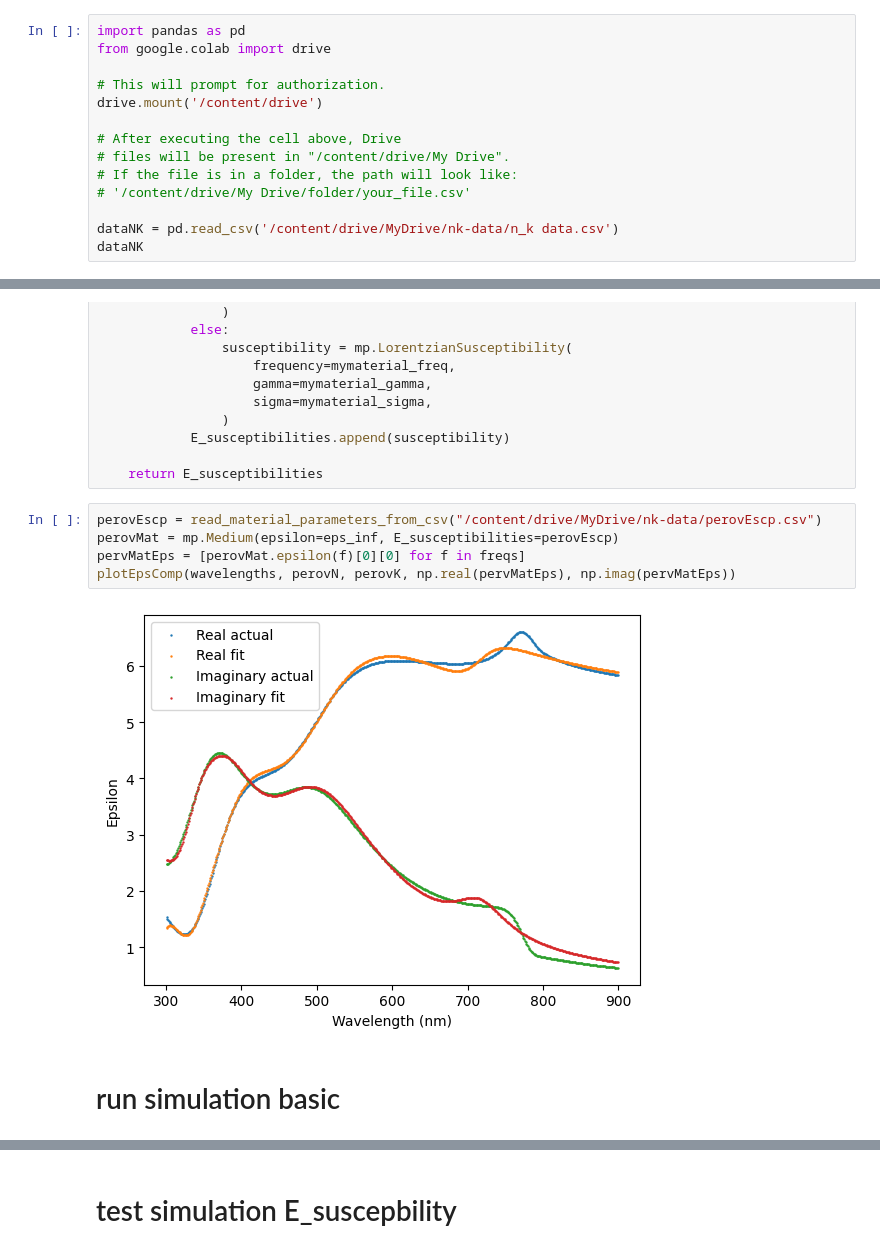
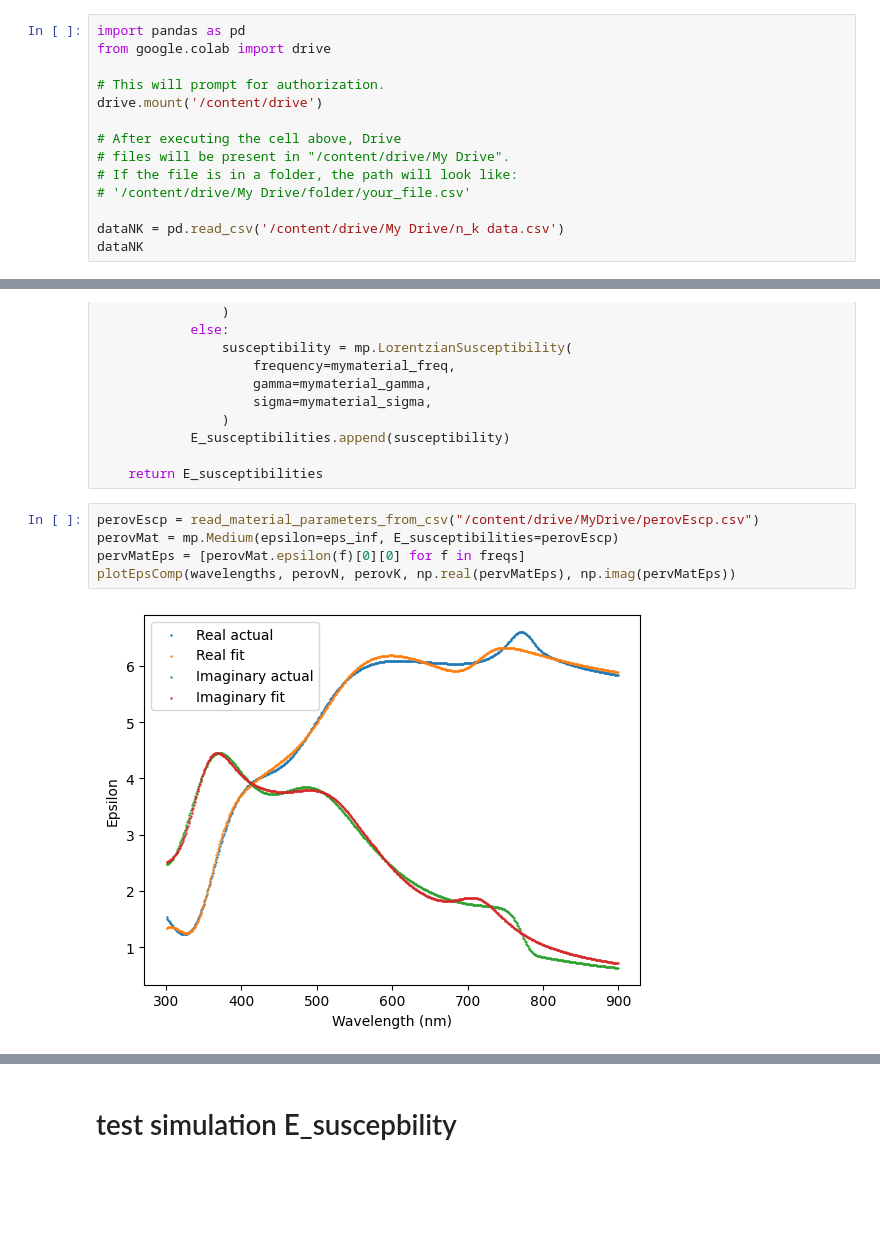
Before and after one commit to faliqadlan/code-fdtd, a Jupyter notebook: meep_perov.ipynb, the cells around one changed output, grey strips where cells are left out. Cells and saved outputs as stored; diff of their text form; blank space fills up the shorter version.

```diff
--- a/meep_perov.ipynb
+++ b/meep_perov.ipynb
@@ -91,6 +94,6 @@ drive.mount('/content/drive')
 # If the file is in a folder, the path will look like:
 # '/content/drive/My Drive/folder/your_file.csv'
 
-dataNK = pd.read_csv('/content/drive/MyDrive/nk-data/n_k data.csv')
+dataNK = pd.read_csv('/content/drive/My Drive/n_k data.csv')
 dataNK
 # %% [output]
@@ -391,11 +394,9 @@ def read_material_parameters_from_csv(filename='material_parameters.csv'):
 
     return E_susceptibilities
 # %%
-perovEscp = read_material_parameters_from_csv("/content/drive/MyDrive/nk-data/perovEscp.csv")
+perovEscp = read_material_parameters_from_csv("/content/drive/MyDrive/perovEscp.csv")
 perovMat = mp.Medium(epsilon=eps_inf, E_susceptibilities=perovEscp)
 pervMatEps = [perovMat.epsilon(f)[0][0] for f in freqs]
 plotEpsComp(wavelengths, perovN, perovK, np.real(pervMatEps), np.imag(pervMatEps))
 # %% [output]
-[figure, old version]
+[figure, new version]
-# %% [markdown]
-# run simulation basic
```
Also changed, not shown: parts of 21 cells of this notebook.
